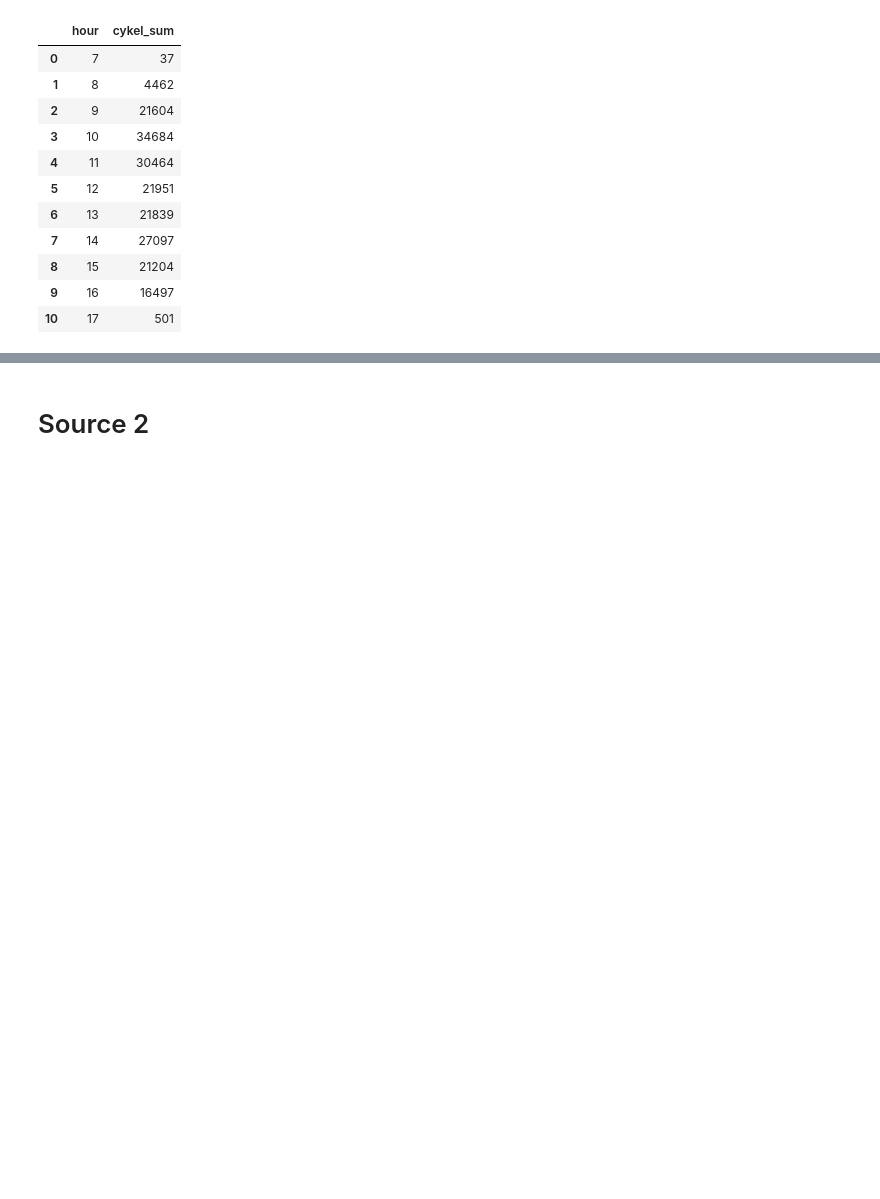
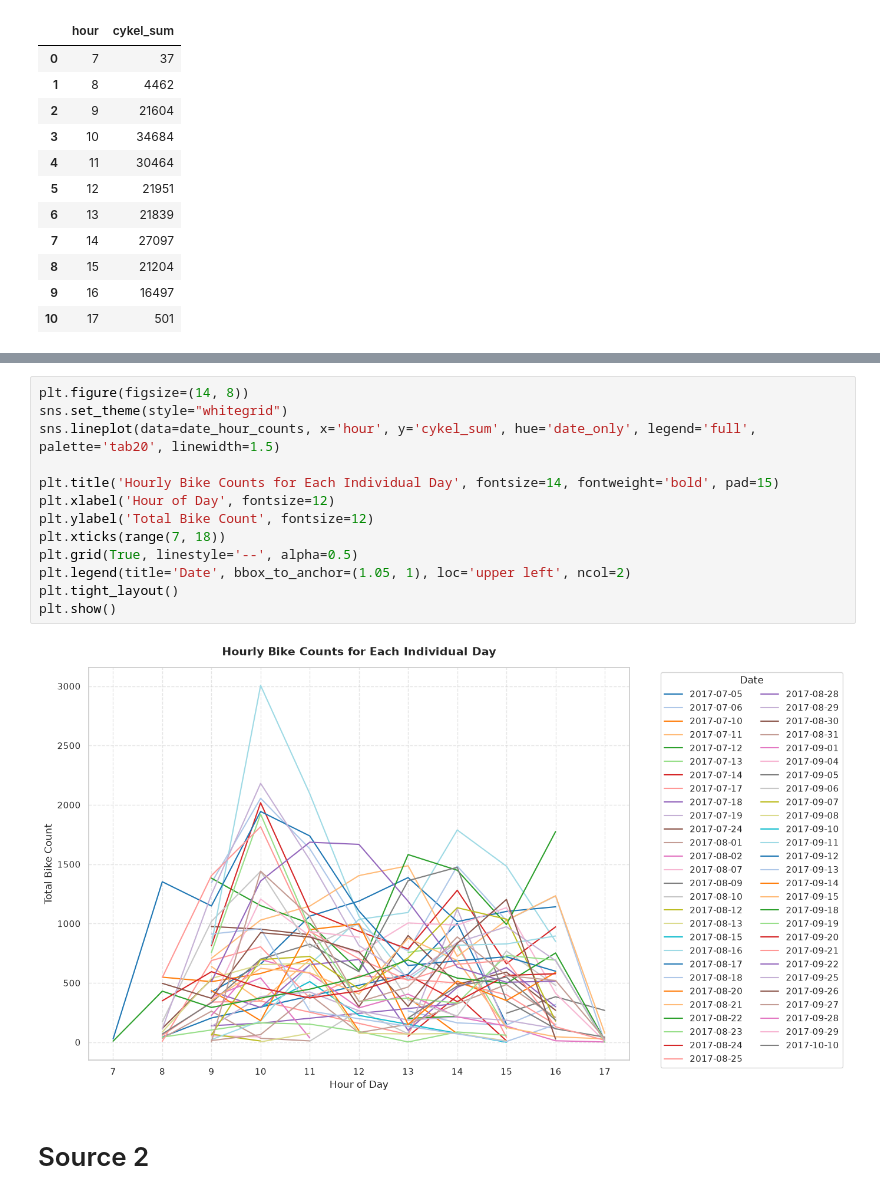
Before and after one commit to Flurry58/BigDataProject, a Jupyter notebook: Main.ipynb, the cells around one changed output, grey strips where cells are left out. Drawn from its saved outputs; the diff is of its cells as text; blank space fills up the shorter version.

```diff
--- a/Main.ipynb
+++ b/Main.ipynb
@@ -85,2 +143,17 @@ Hourly bike count totals:
+# %%
+plt.figure(figsize=(14, 8))
+sns.set_theme(style="whitegrid")
+sns.lineplot(data=date_hour_counts, x='hour', y='cykel_sum', hue='date_only', legend='full', palette='tab20', linewidth=1.5)
+
+plt.title('Hourly Bike Counts for Each Individual Day', fontsize=14, fontweight='bold', pad=15)
+plt.xlabel('Hour of Day', fontsize=12)
+plt.ylabel('Total Bike Count', fontsize=12)
+plt.xticks(range(7, 18))
+plt.grid(True, linestyle='--', alpha=0.5)
+plt.legend(title='Date', bbox_to_anchor=(1.05, 1), loc='upper left', ncol=2)
+plt.tight_layout()
+plt.show()
+# %% [output]
+[figure, added]
 # %% [markdown]
 # Source 2
```
Also changed, not shown: parts of 3 cells of this notebook.
